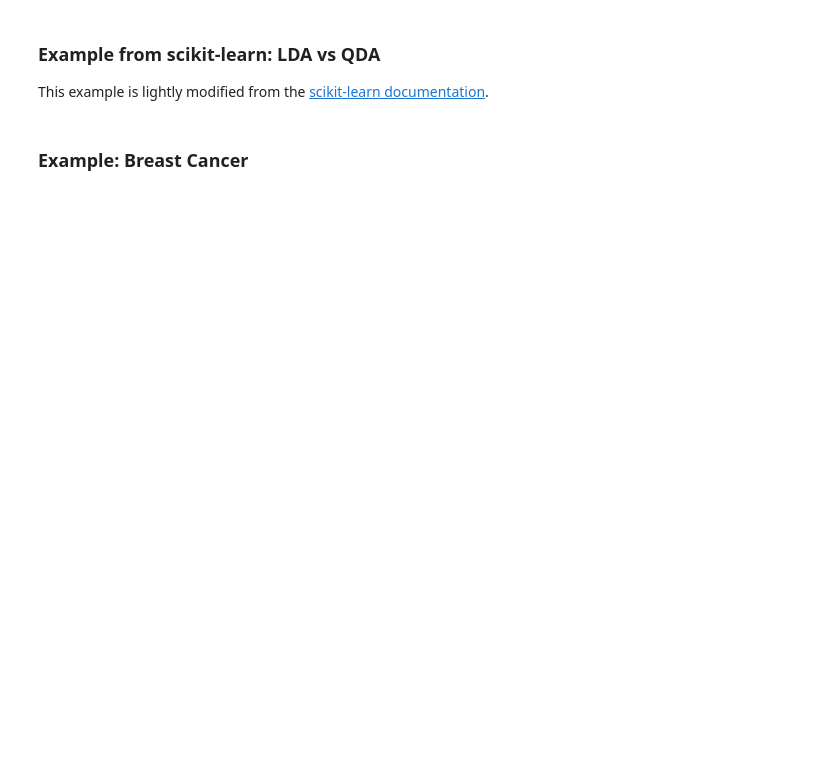
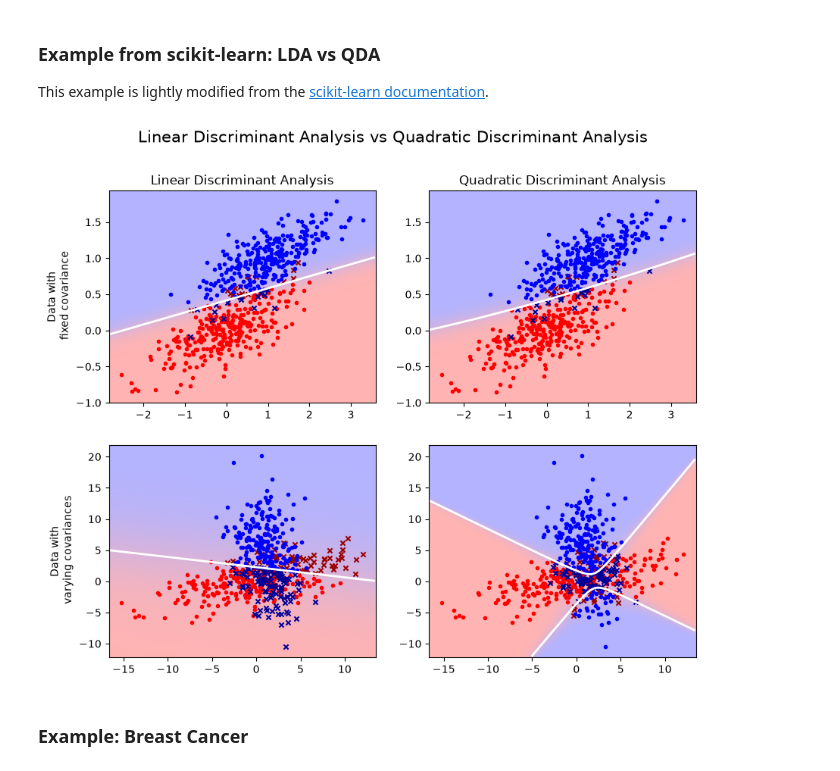
Before and after one commit to rtwhite1546/Fall-2026-Intro-to-Machine-Learning, a Jupyter notebook: Week-05-Logistic-Regression-LDA-QDA/Week-05.ipynb, the cells around one changed output. Drawn from its saved outputs; the diff is of its cells as text; code cells hidden in the pictures; blank space fills up the shorter version.

```diff
--- a/Week-05-Logistic-Regression-LDA-QDA/Week-05.ipynb
+++ b/Week-05-Logistic-Regression-LDA-QDA/Week-05.ipynb
@@ -607,7 +711,8 @@ cmap = colors.LinearSegmentedColormap(
     {'red': [(0, 1, 1), (1, 0.7, 0.7)],
      'green': [(0, 0.7, 0.7), (1, 0.7, 0.7)],
      'blue': [(0, 0.7, 0.7), (1, 1, 1)]})
-plt.cm.register_cmap(cmap=cmap)
+
+
 
 # Generate datasets
 def dataset_fixed_cov():
@@ -651,34 +756,36 @@ def plot_data(lda, X, y, y_pred, fig_index):
 
     # class 1: dots
     plt.scatter(X1_tp[:, 0], X1_tp[:, 1], marker='.', color='blue')
     plt.scatter(X1_fp[:, 0], X1_fp[:, 1], marker='x', s=20, color='#000099')  # dark blue
 
     # class 0 and 1 : areas
     x_min, x_max = plt.xlim()
     y_min, y_max = plt.ylim()
     xx, yy = np.meshgrid(np.linspace(x_min, x_max, 200), np.linspace(y_min, y_max, 100))
 
     Z = lda.predict_proba(np.c_[xx.ravel(), yy.ravel()])
     Z = Z[:, 1].reshape(xx.shape)
 
-    plt.pcolormesh(xx, yy, Z, cmap='red_blue_classes', norm=colors.Normalize(0., 1.), zorder=0, shading='auto')
+    plt.pcolormesh(xx, yy, Z, cmap=cmap, norm=colors.Normalize(0., 1.), zorder=0, shading='auto')
     plt.contour(xx, yy, Z, [0.5], linewidths=2., colors='white')
 
     return splot
 
 plt.figure(figsize=(10, 8), facecolor='white')
 plt.suptitle('Linear Discriminant Analysis vs Quadratic Discriminant Analysis', y=0.98, fontsize=15)
 
 for i, (X, y) in enumerate([dataset_fixed_cov(), dataset_cov()]):
     # Linear Discriminant Analysis
     lda = LinearDiscriminantAnalysis()
     y_pred = lda.fit(X, y).predict(X)
     splot = plot_data(lda, X, y, y_pred, fig_index=2 * i + 1)
 
     # Quadratic Discriminant Analysis
     qda = QuadraticDiscriminantAnalysis()
     y_pred = qda.fit(X, y).predict(X)
     splot = plot_data(qda, X, y, y_pred, fig_index=2 * i + 2)
+# %% [output]
+[figure, added]
 # %% [markdown]
 ### Example: Breast Cancer
 # %%
```
Also changed, not shown: parts of 18 cells of this notebook, 10 other files.
